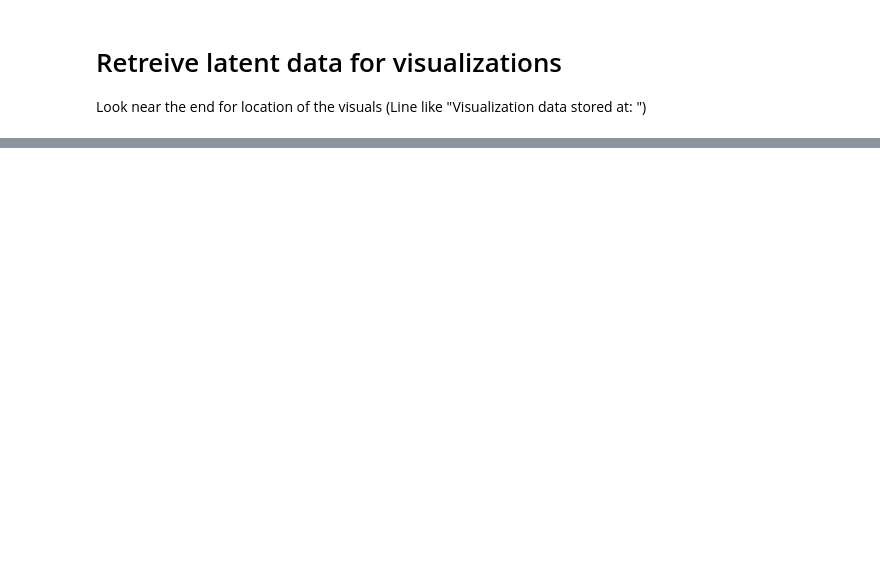
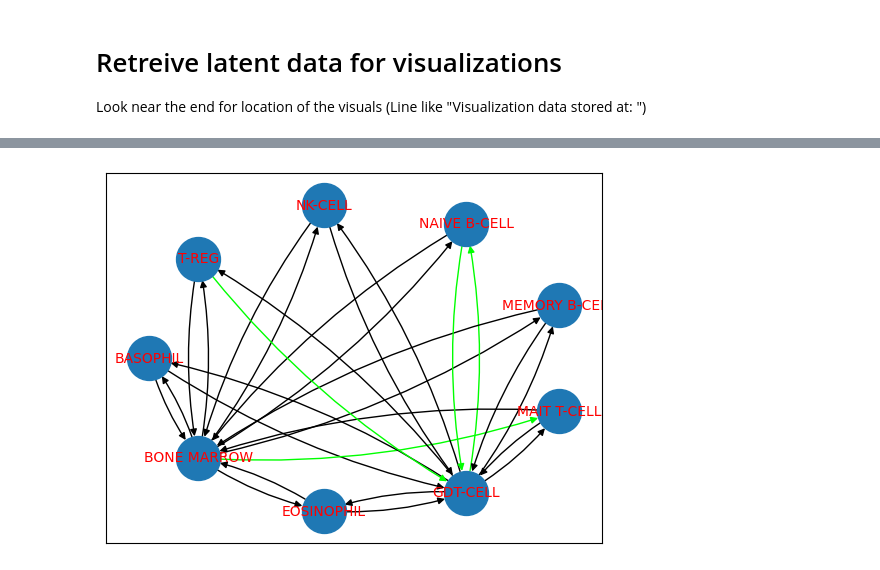
Before and after one commit to luciancahil/iCypressParallel, a Jupyter notebook: run/Demonstration.ipynb, the cells around one changed output, grey strips where cells are left out. Cells and saved outputs as stored; diff of their text form; code cells hidden in the pictures; blank space fills up the shorter version.

```diff
--- a/run/Demonstration.ipynb
+++ b/run/Demonstration.ipynb
@@ -67,0 +68,6 @@ Visualize.visualize_TSNE(latent_data, label_data)
+# %%
+# visualize graph data
+graph_visual_data = visual_data['graph_data']
+Visualize.visualize_graph(graph_visual_data['colours'], graph_visual_data['graph'],graph_visual_data['name'], graph_visual_data['edge_weights'])
+# %% [output]
+[figure, added]
```
Also changed, not shown: parts of 4 cells of this notebook, 3 other files.
